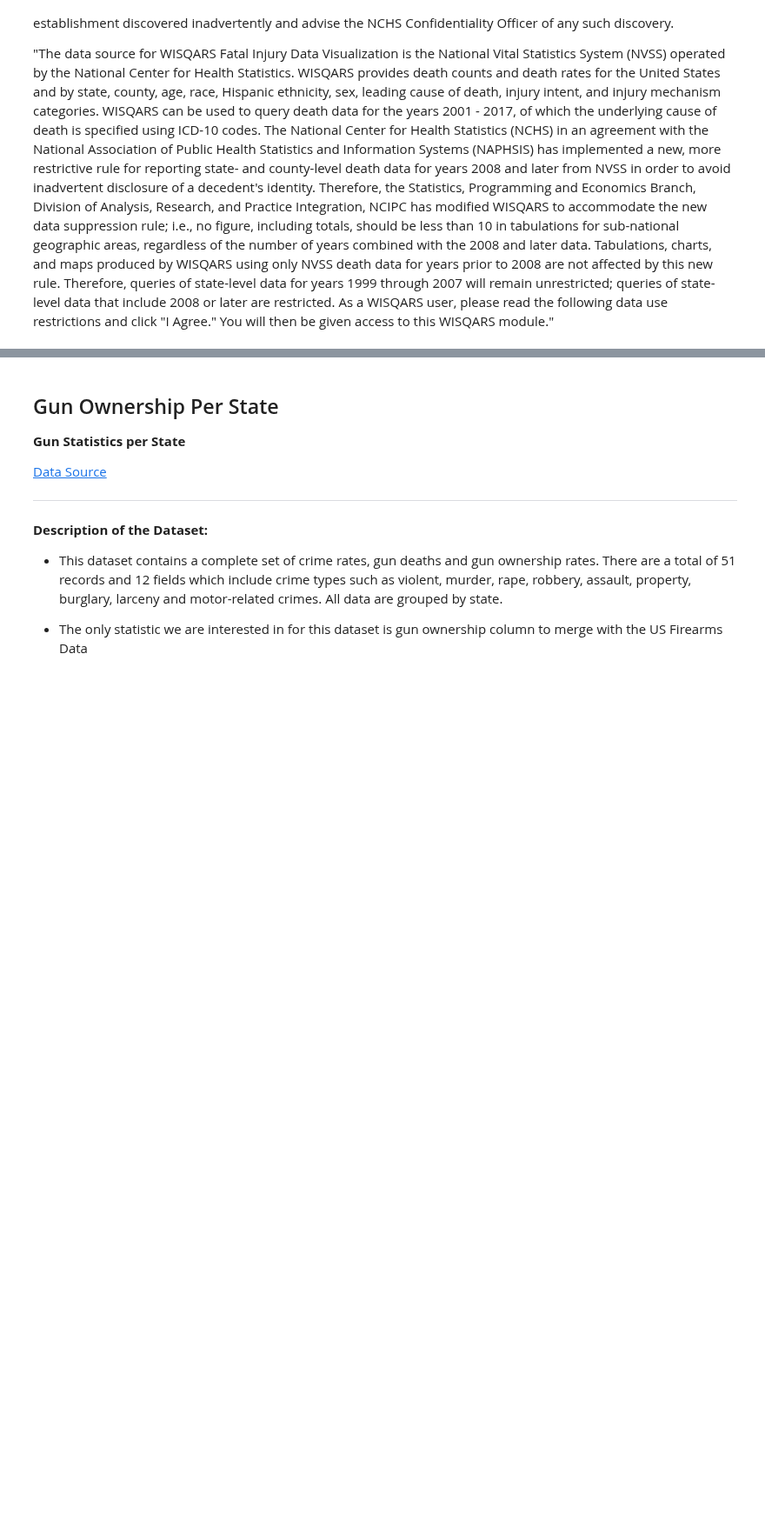
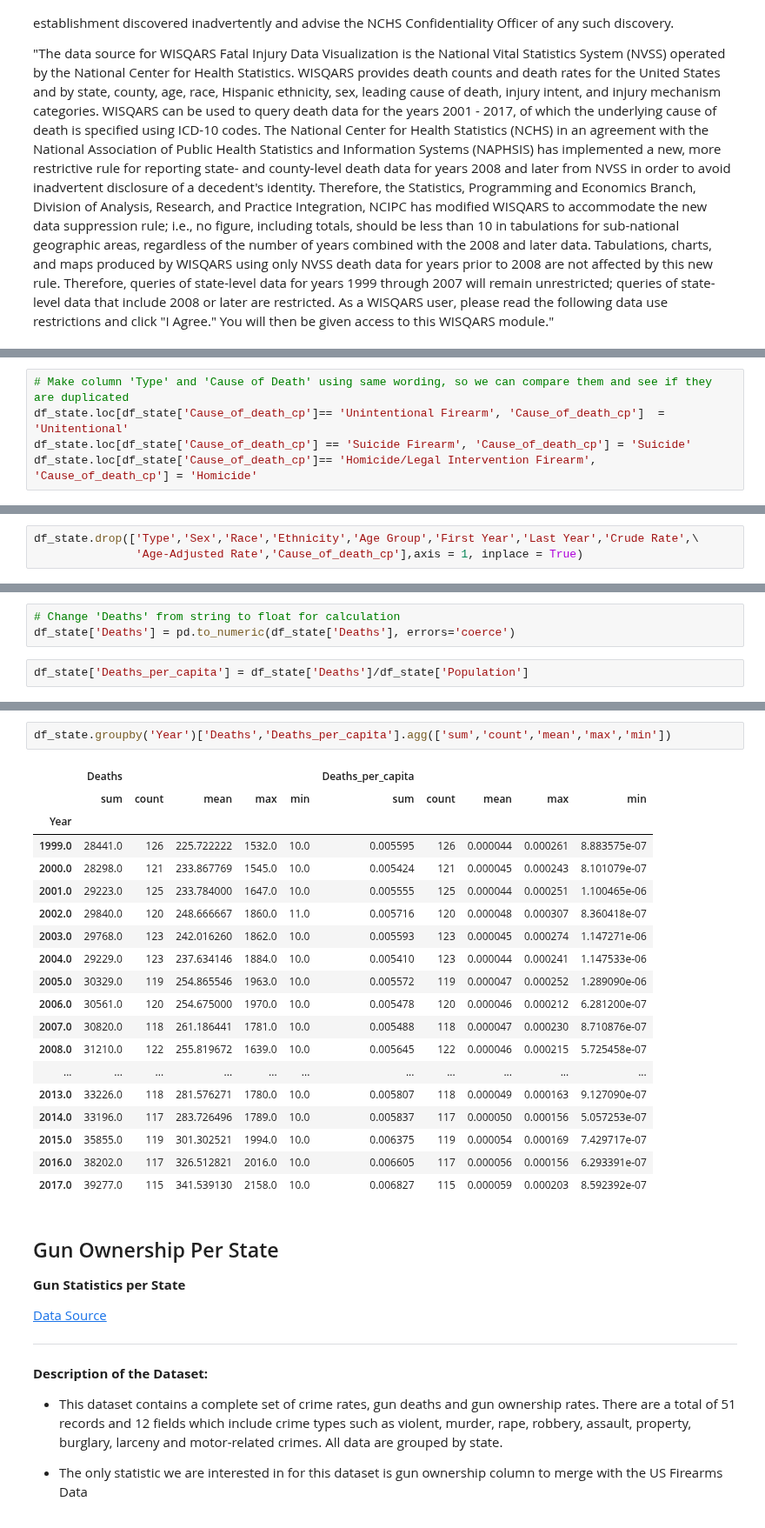
Before and after one commit to mayjai/US-Gun-Exploration-Visualization, a Jupyter notebook: US_Gun_Exploration.ipynb, the cells around one changed output, grey strips where cells are left out. Shown at 87% size. Drawn from its saved outputs; the diff is of its cells as text; blank space fills up the shorter version.

```diff
--- a/US_Gun_Exploration.ipynb
+++ b/US_Gun_Exploration.ipynb
@@ -166,0 +171,5 @@ df_state.head()
+# %%
+# Make column 'Type' and 'Cause of Death' using same wording, so we can compare them and see if they are duplicated
+df_state.loc[df_state['Cause_of_death_cp']== 'Unintentional Firearm', 'Cause_of_death_cp']  = 'Unitentional'
+df_state.loc[df_state['Cause_of_death_cp'] == 'Suicide Firearm', 'Cause_of_death_cp'] = 'Suicide'
+df_state.loc[df_state['Cause_of_death_cp']== 'Homicide/Legal Intervention Firearm', 'Cause_of_death_cp'] = 'Homicide'
@@ -166,0 +184,3 @@ df_state.head()
+# %%
+df_state.drop(['Type','Sex','Race','Ethnicity','Age Group','First Year','Last Year','Crude Rate',\
+               'Age-Adjusted Rate','Cause_of_death_cp'],axis = 1, inplace = True)
@@ -166,0 +199,5 @@ df_state.head()
+# %%
+# Change 'Deaths' from string to float for calculation
+df_state['Deaths'] = pd.to_numeric(df_state['Deaths'], errors='coerce')
+# %%
+df_state['Deaths_per_capita'] = df_state['Deaths']/df_state['Population']
@@ -167,3 +213,25 @@ df_state.head()
+# %%
+df_state.groupby('Year')['Deaths','Deaths_per_capita'].agg(['sum','count','mean','max','min'])
+# %% [output]
+|  | Deaths |  |  |  |  | Deaths_per_capita |  |  |  |  |
+|  | sum | count | mean | max | min | sum | count | mean | max | min |
+| Year |  |  |  |  |  |  |  |  |  |  |
+| 1999.0 | 28441.0 | 126 | 225.722222 | 1532.0 | 10.0 | 0.005595 | 126 | 0.000044 | 0.000261 | 8.883575e-07 |
+| 2000.0 | 28298.0 | 121 | 233.867769 | 1545.0 | 10.0 | 0.005424 | 121 | 0.000045 | 0.000243 | 8.101079e-07 |
+| 2001.0 | 29223.0 | 125 | 233.784000 | 1647.0 | 10.0 | 0.005555 | 125 | 0.000044 | 0.000251 | 1.100465e-06 |
+| 2002.0 | 29840.0 | 120 | 248.666667 | 1860.0 | 11.0 | 0.005716 | 120 | 0.000048 | 0.000307 | 8.360418e-07 |
+| 2003.0 | 29768.0 | 123 | 242.016260 | 1862.0 | 10.0 | 0.005593 | 123 | 0.000045 | 0.000274 | 1.147271e-06 |
+| 2004.0 | 29229.0 | 123 | 237.634146 | 1884.0 | 10.0 | 0.005410 | 123 | 0.000044 | 0.000241 | 1.147533e-06 |
+| 2005.0 | 30329.0 | 119 | 254.865546 | 1963.0 | 10.0 | 0.005572 | 119 | 0.000047 | 0.000252 | 1.289090e-06 |
+| 2006.0 | 30561.0 | 120 | 254.675000 | 1970.0 | 10.0 | 0.005478 | 120 | 0.000046 | 0.000212 | 6.281200e-07 |
+| 2007.0 | 30820.0 | 118 | 261.186441 | 1781.0 | 10.0 | 0.005488 | 118 | 0.000047 | 0.000230 | 8.710876e-07 |
+| 2008.0 | 31210.0 | 122 | 255.819672 | 1639.0 | 10.0 | 0.005645 | 122 | 0.000046 | 0.000215 | 5.725458e-07 |
+| ... | ... | ... | ... | ... | ... | ... | ... | ... | ... | ... |
+| 2013.0 | 33226.0 | 118 | 281.576271 | 1780.0 | 10.0 | 0.005807 | 118 | 0.000049 | 0.000163 | 9.127090e-07 |
+| 2014.0 | 33196.0 | 117 | 283.726496 | 1789.0 | 10.0 | 0.005837 | 117 | 0.000050 | 0.000156 | 5.057253e-07 |
+| 2015.0 | 35855.0 | 119 | 301.302521 | 1994.0 | 10.0 | 0.006375 | 119 | 0.000054 | 0.000169 | 7.429717e-07 |
+| 2016.0 | 38202.0 | 117 | 326.512821 | 2016.0 | 10.0 | 0.006605 | 117 | 0.000056 | 0.000156 | 6.293391e-07 |
+| 2017.0 | 39277.0 | 115 | 341.539130 | 2158.0 | 10.0 | 0.006827 | 115 | 0.000059 | 0.000203 | 8.592392e-07 |
 # %% [markdown]
 ## Gun Ownership Per State
 
```
Also changed, not shown: parts of 13 cells of this notebook.
